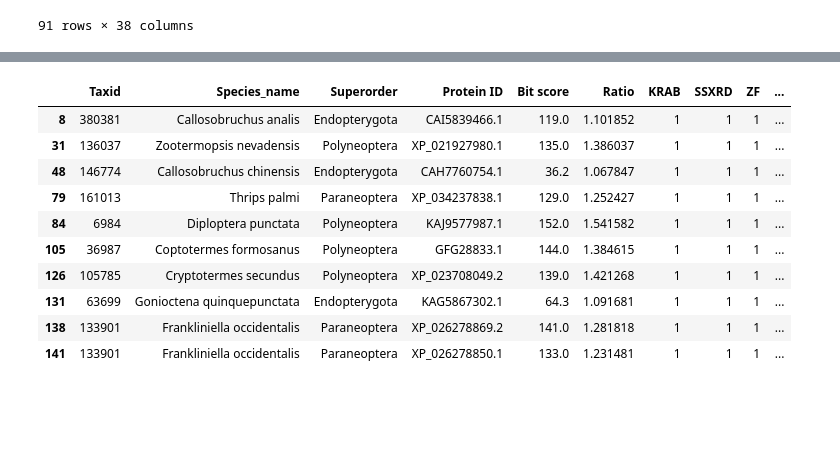
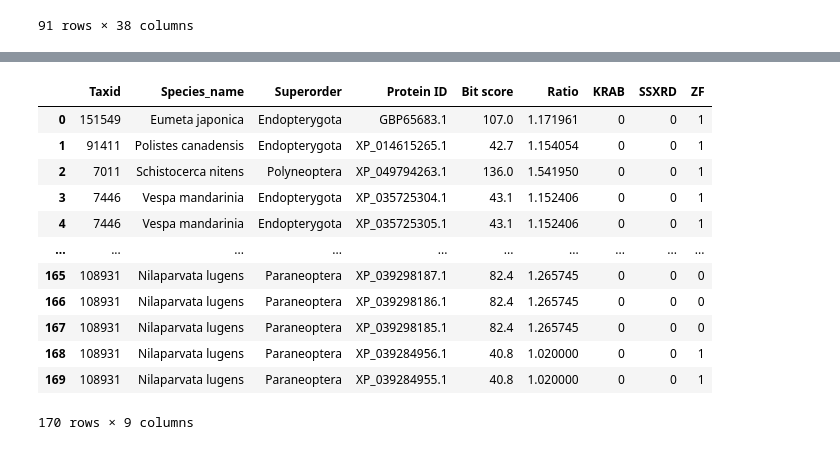
Before and after one commit to simonpenel/stage-automne-2023, a Jupyter notebook: plot_ratios.ipynb, the cells around one changed output, grey strips where cells are left out. Cells and saved outputs as stored; diff of their text form; code cells hidden in the pictures; blank space fills up the shorter version.

```diff
--- a/plot_ratios.ipynb
+++ b/plot_ratios.ipynb
@@ -213,19 +208,23 @@ See the caveats in the documentation: https://pandas.pydata.org/pandas-docs/stab
 # %%
-donnees['total_domains'] = 1 + donnees['KRAB'] + donnees['SSXRD'] + donnees['ZF']
-donnees = donnees[donnees['total_domains'] == 4]
+# donnees['total_domains'] = 1 + donnees['KRAB']
+# donnees = donnees[donnees['total_domains'] == 2]
+# donnees = donnees[donnees['Superorder'] == 'Endopterygota']
+pd.set_option('display.max_rows', None)
 donnees
 # %% [output]
-|  | Taxid | Species_name | Superorder | Protein ID | Bit score | Ratio | KRAB | SSXRD | ZF | ... |
-| 8 | 380381 | Callosobruchus analis | Endopterygota | CAI5839466.1 | 119.0 | 1.101852 | 1 | 1 | 1 | ... |
-| 31 | 136037 | Zootermopsis nevadensis | Polyneoptera | XP_021927980.1 | 135.0 | 1.386037 | 1 | 1 | 1 | ... |
-| 48 | 146774 | Callosobruchus chinensis | Endopterygota | CAH7760754.1 | 36.2 | 1.067847 | 1 | 1 | 1 | ... |
-| 79 | 161013 | Thrips palmi | Paraneoptera | XP_034237838.1 | 129.0 | 1.252427 | 1 | 1 | 1 | ... |
-| 84 | 6984 | Diploptera punctata | Polyneoptera | KAJ9577987.1 | 152.0 | 1.541582 | 1 | 1 | 1 | ... |
-| 105 | 36987 | Coptotermes formosanus | Polyneoptera | GFG28833.1 | 144.0 | 1.384615 | 1 | 1 | 1 | ... |
-| 126 | 105785 | Cryptotermes secundus | Polyneoptera | XP_023708049.2 | 139.0 | 1.421268 | 1 | 1 | 1 | ... |
-| 131 | 63699 | Gonioctena quinquepunctata | Endopterygota | KAG5867302.1 | 64.3 | 1.091681 | 1 | 1 | 1 | ... |
-| 138 | 133901 | Frankliniella occidentalis | Paraneoptera | XP_026278869.2 | 141.0 | 1.281818 | 1 | 1 | 1 | ... |
-| 141 | 133901 | Frankliniella occidentalis | Paraneoptera | XP_026278850.1 | 133.0 | 1.231481 | 1 | 1 | 1 | ... |
+|  | Taxid | Species_name | Superorder | Protein ID | Bit score | Ratio | KRAB | SSXRD | ZF |
+| 0 | 151549 | Eumeta japonica | Endopterygota | GBP65683.1 | 107.0 | 1.171961 | 0 | 0 | 1 |
+| 1 | 91411 | Polistes canadensis | Endopterygota | XP_014615265.1 | 42.7 | 1.154054 | 0 | 0 | 1 |
+| 2 | 7011 | Schistocerca nitens | Polyneoptera | XP_049794263.1 | 136.0 | 1.541950 | 0 | 0 | 1 |
+| 3 | 7446 | Vespa mandarinia | Endopterygota | XP_035725304.1 | 43.1 | 1.152406 | 0 | 0 | 1 |
+| 4 | 7446 | Vespa mandarinia | Endopterygota | XP_035725305.1 | 43.1 | 1.152406 | 0 | 0 | 1 |
+| ... | ... | ... | ... | ... | ... | ... | ... | ... | ... |
+| 165 | 108931 | Nilaparvata lugens | Paraneoptera | XP_039298187.1 | 82.4 | 1.265745 | 0 | 0 | 0 |
+| 166 | 108931 | Nilaparvata lugens | Paraneoptera | XP_039298186.1 | 82.4 | 1.265745 | 0 | 0 | 0 |
+| 167 | 108931 | Nilaparvata lugens | Paraneoptera | XP_039298185.1 | 82.4 | 1.265745 | 0 | 0 | 0 |
+| 168 | 108931 | Nilaparvata lugens | Paraneoptera | XP_039284956.1 | 40.8 | 1.020000 | 0 | 0 | 1 |
+| 169 | 108931 | Nilaparvata lugens | Paraneoptera | XP_039284955.1 | 40.8 | 1.020000 | 0 | 0 | 1 |
+170 rows × 9 columns
 # %%
 conn = sqlite3.connect('fusion.sql')
 taxonomy.to_sql("taxonomy", conn, index=False, if_exists='replace')
```
Also changed, not shown: parts of 1 cell of this notebook, 2 other files.
